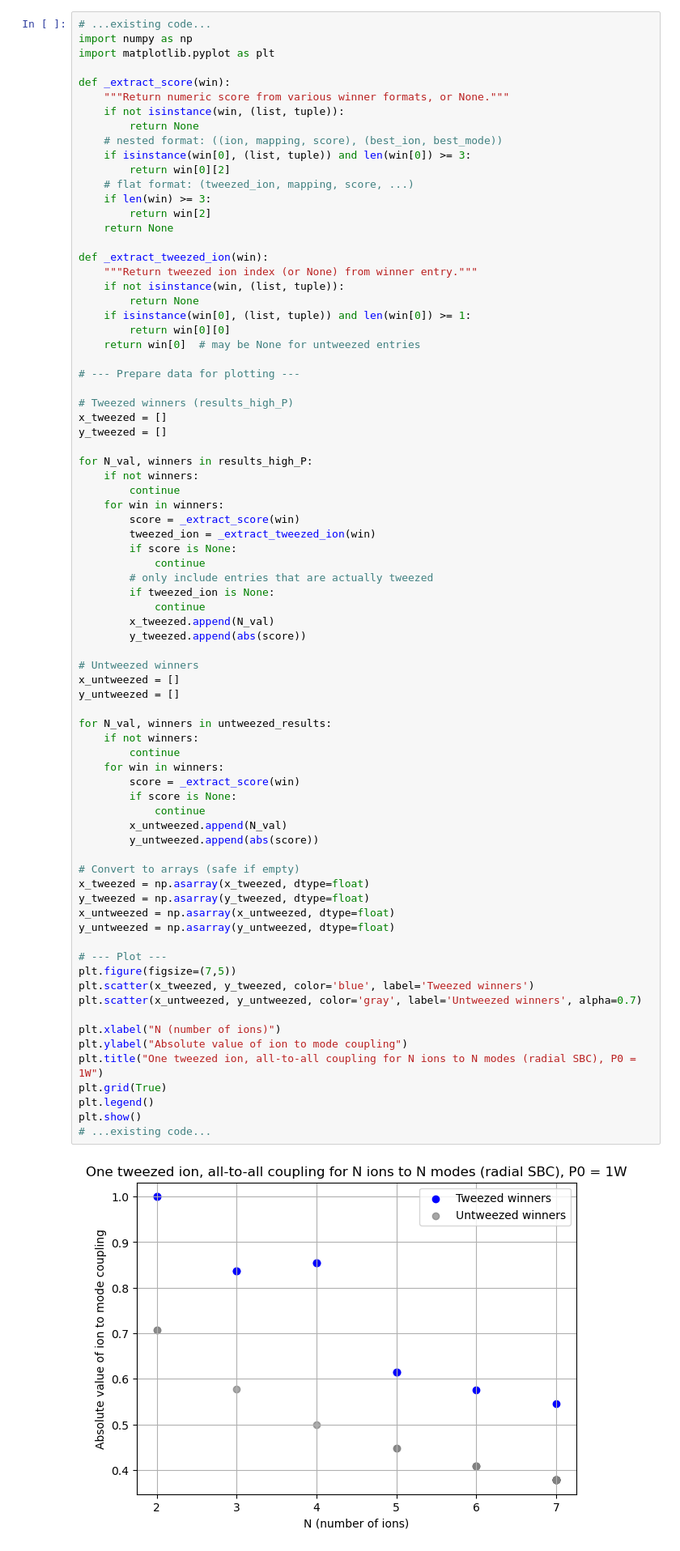
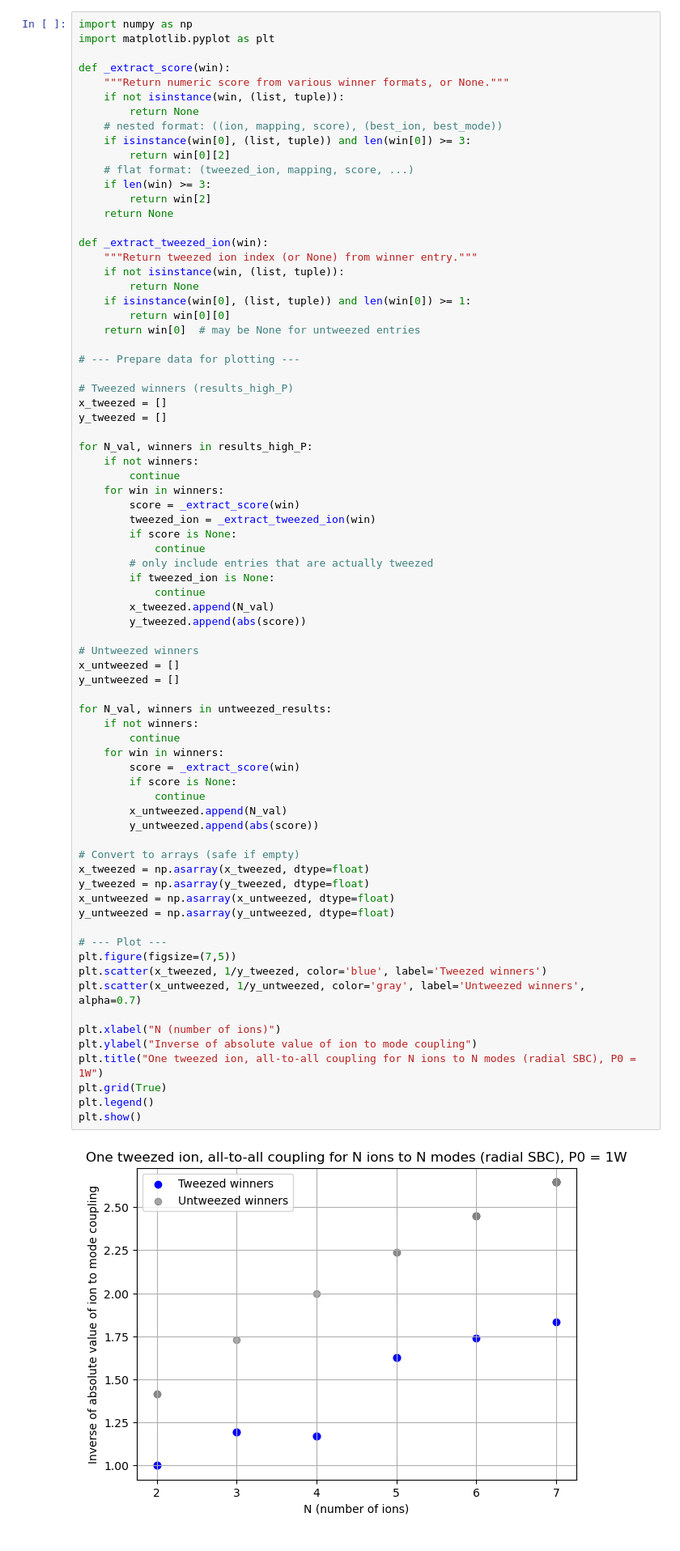
Before and after one commit to SQRLab/BladeRunner, a Jupyter notebook: Tweezers/SBC_Speedup.ipynb, the cells around one changed output. Shown at 81% size. Drawn from its saved outputs; the diff is of its cells as text.

```diff
--- a/Tweezers/SBC_Speedup.ipynb
+++ b/Tweezers/SBC_Speedup.ipynb
@@ -572,5 +580,4 @@ plt.show()
 # %%
-# ...existing code...
 import numpy as np
 import matplotlib.pyplot as plt
 
@@ -616,36 +623,35 @@ for N_val, winners in results_high_P:
 
 # Untweezed winners
 x_untweezed = []
 y_untweezed = []
 
 for N_val, winners in untweezed_results:
     if not winners:
         continue
     for win in winners:
         score = _extract_score(win)
         if score is None:
             continue
         x_untweezed.append(N_val)
         y_untweezed.append(abs(score))
 
 # Convert to arrays (safe if empty)
 x_tweezed = np.asarray(x_tweezed, dtype=float)
 y_tweezed = np.asarray(y_tweezed, dtype=float)
 x_untweezed = np.asarray(x_untweezed, dtype=float)
 y_untweezed = np.asarray(y_untweezed, dtype=float)
 
 # --- Plot ---
 plt.figure(figsize=(7,5))
-plt.scatter(x_tweezed, y_tweezed, color='blue', label='Tweezed winners')
-plt.scatter(x_untweezed, y_untweezed, color='gray', label='Untweezed winners', alpha=0.7)
+plt.scatter(x_tweezed, 1/y_tweezed, color='blue', label='Tweezed winners')
+plt.scatter(x_untweezed, 1/y_untweezed, color='gray', label='Untweezed winners', alpha=0.7)
 
 plt.xlabel("N (number of ions)")
-plt.ylabel("Absolute value of ion to mode coupling")
+plt.ylabel("Inverse of absolute value of ion to mode coupling")
 plt.title("One tweezed ion, all-to-all coupling for N ions to N modes (radial SBC), P0 = 1W")
 plt.grid(True)
 plt.legend()
 plt.show()
-# ...existing code...
 # %% [output]
-[figure, old version]
+[figure, new version]
 # %%
```
Also changed, not shown: parts of 14 cells of this notebook.
